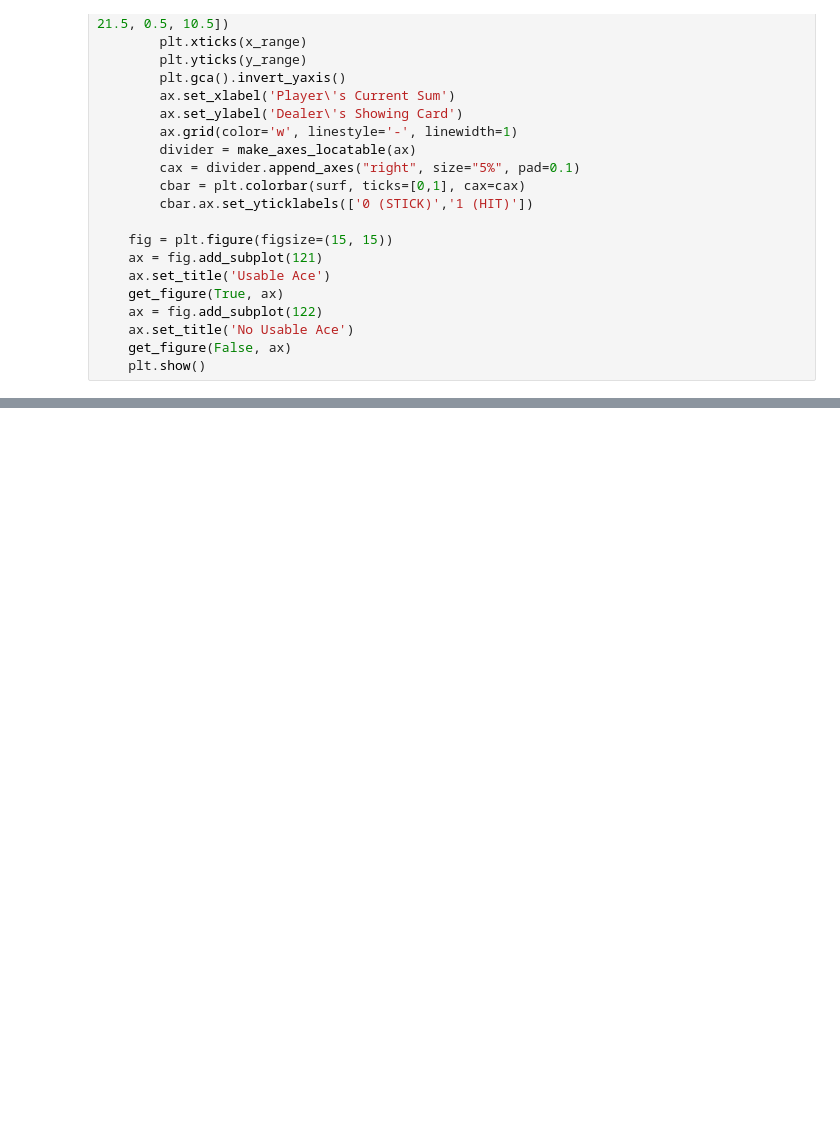
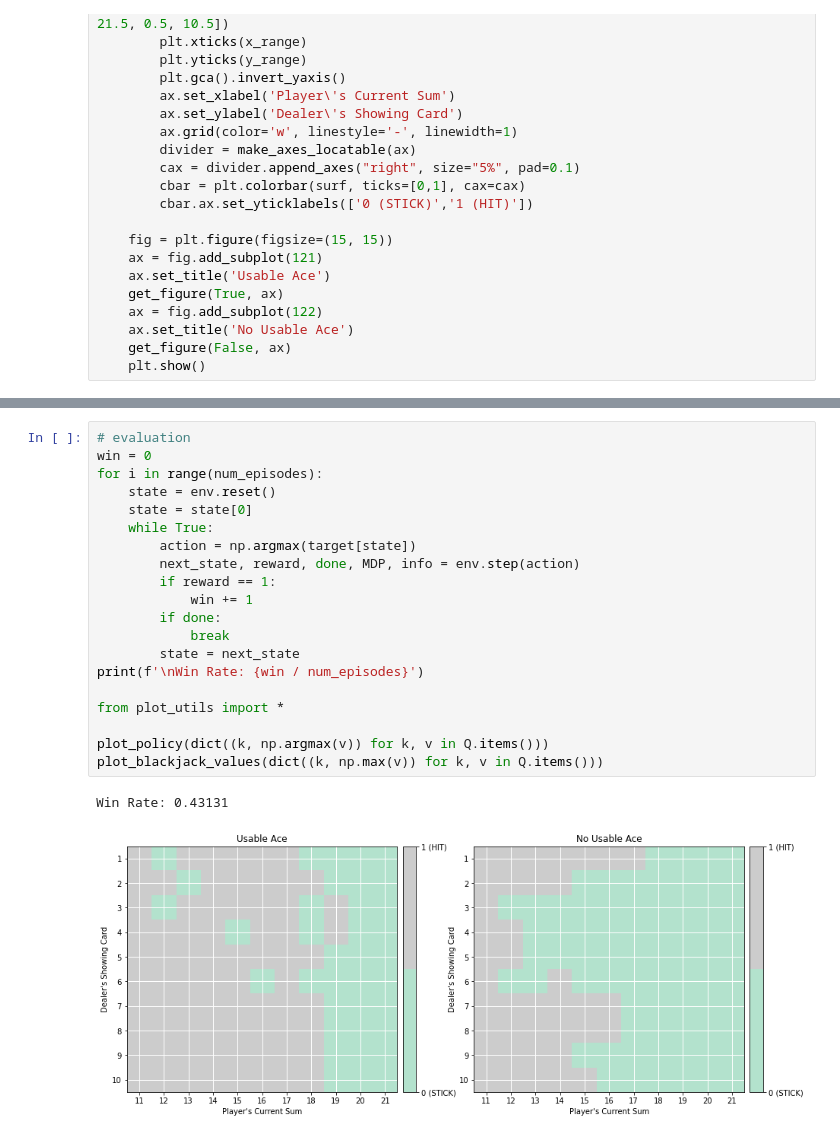
Before and after one commit to Ghostly0328/NTNU-Reinforcement, a Jupyter notebook: OpenAI_GYM/BlackJack.ipynb, the cells around one changed output, grey strips where cells are left out. Cells and saved outputs as stored; diff of their text form; blank space fills up the shorter version.

```diff
--- a/OpenAI_GYM/BlackJack.ipynb
+++ b/OpenAI_GYM/BlackJack.ipynb
@@ -158,0 +204,23 @@ Win Rate: 0.4183
+# %%
+# evaluation
+win = 0
+for i in range(num_episodes):
+    state = env.reset()
+    state = state[0]
+    while True:
+        action = np.argmax(target[state])
+        next_state, reward, done, MDP, info = env.step(action)
+        if reward == 1:
+            win += 1
+        if done:
+            break
+        state = next_state
+print(f'\nWin Rate: {win / num_episodes}')
+
+from plot_utils import *
+
+plot_policy(dict((k, np.argmax(v)) for k, v in Q.items()))
+plot_blackjack_values(dict((k, np.max(v)) for k, v in Q.items()))
+# %% [output]
+Win Rate: 0.43131
+[figure, added]
```
Also changed, not shown: parts of 6 cells of this notebook, 10 other files.
